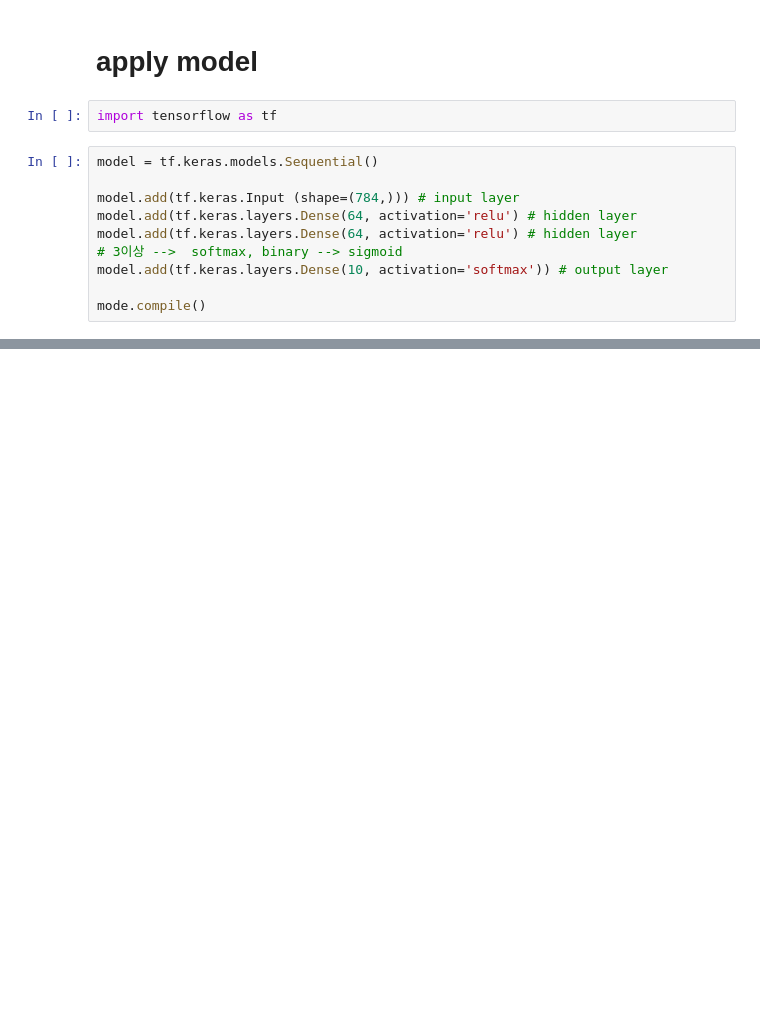
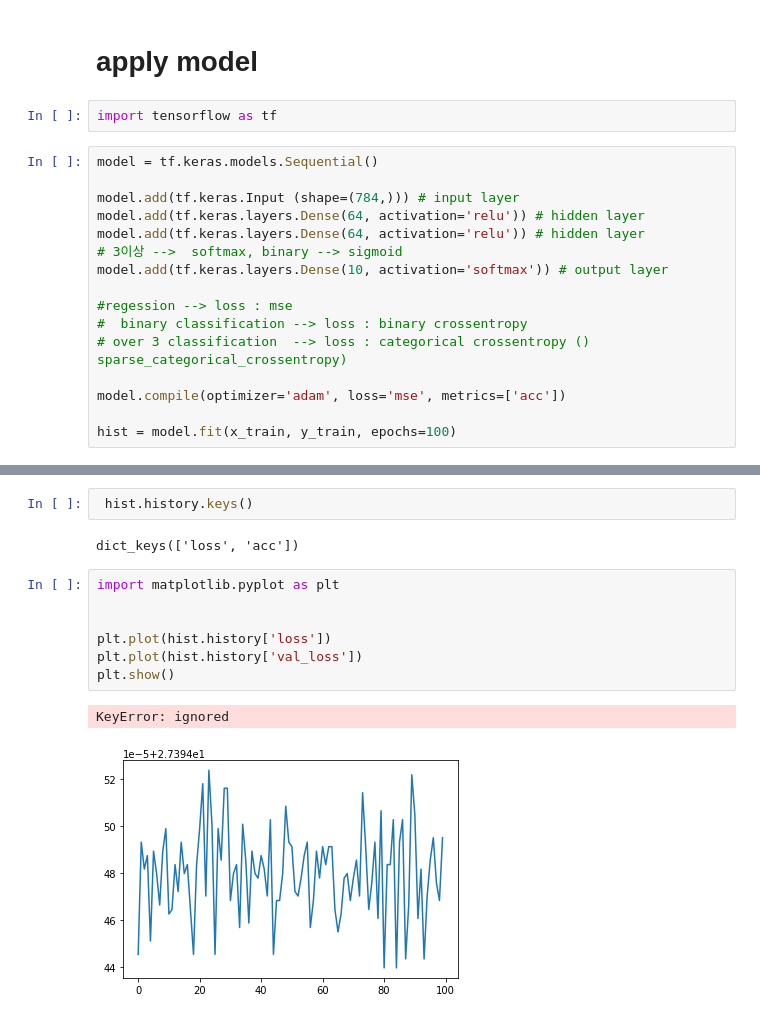
Before and after one commit to junanote/test_deeplearning, a Jupyter notebook: mnist_classification.ipynb, the cells around one changed output, grey strips where cells are left out. Saved outputs shown, nothing was run; the diff lists cells and outputs as text; blank space fills up the shorter version.

```diff
--- a/mnist_classification.ipynb
+++ b/mnist_classification.ipynb
@@ -62,11 +62,17 @@ import tensorflow as tf
 model = tf.keras.models.Sequential()
 
 model.add(tf.keras.Input (shape=(784,))) # input layer
-model.add(tf.keras.layers.Dense(64, activation='relu') # hidden layer
-model.add(tf.keras.layers.Dense(64, activation='relu') # hidden layer
+model.add(tf.keras.layers.Dense(64, activation='relu')) # hidden layer
+model.add(tf.keras.layers.Dense(64, activation='relu')) # hidden layer
 # 3이상 -->  softmax, binary --> sigmoid
 model.add(tf.keras.layers.Dense(10, activation='softmax')) # output layer
 
-mode.compile()
+#regession --> loss : mse
+#  binary classification --> loss : binary crossentropy
+# over 3 classification  --> loss : categorical crossentropy () sparse_categorical_crossentropy)
+
+model.compile(optimizer='adam', loss='mse', metrics=['acc'])
+
+hist = model.fit(x_train, y_train, epochs=100)
 # %% [output]
 WARNING:tensorflow:Please add `keras.layers.InputLayer` instead of `keras.Input` to Sequential model. `keras.Input` is intended to be used by Functional model.
@@ -73,0 +116,14 @@ TypeError: ignored
+# %%
+ hist.history.keys()
+# %% [output]
+dict_keys(['loss', 'acc'])
+# %%
+import matplotlib.pyplot as plt
+
+
+plt.plot(hist.history['loss'])
+plt.plot(hist.history['val_loss'])
+plt.show()
+# %% [output]
+KeyError: ignored
+[figure, added]
```
Also changed, not shown: parts of 5 cells of this notebook.
